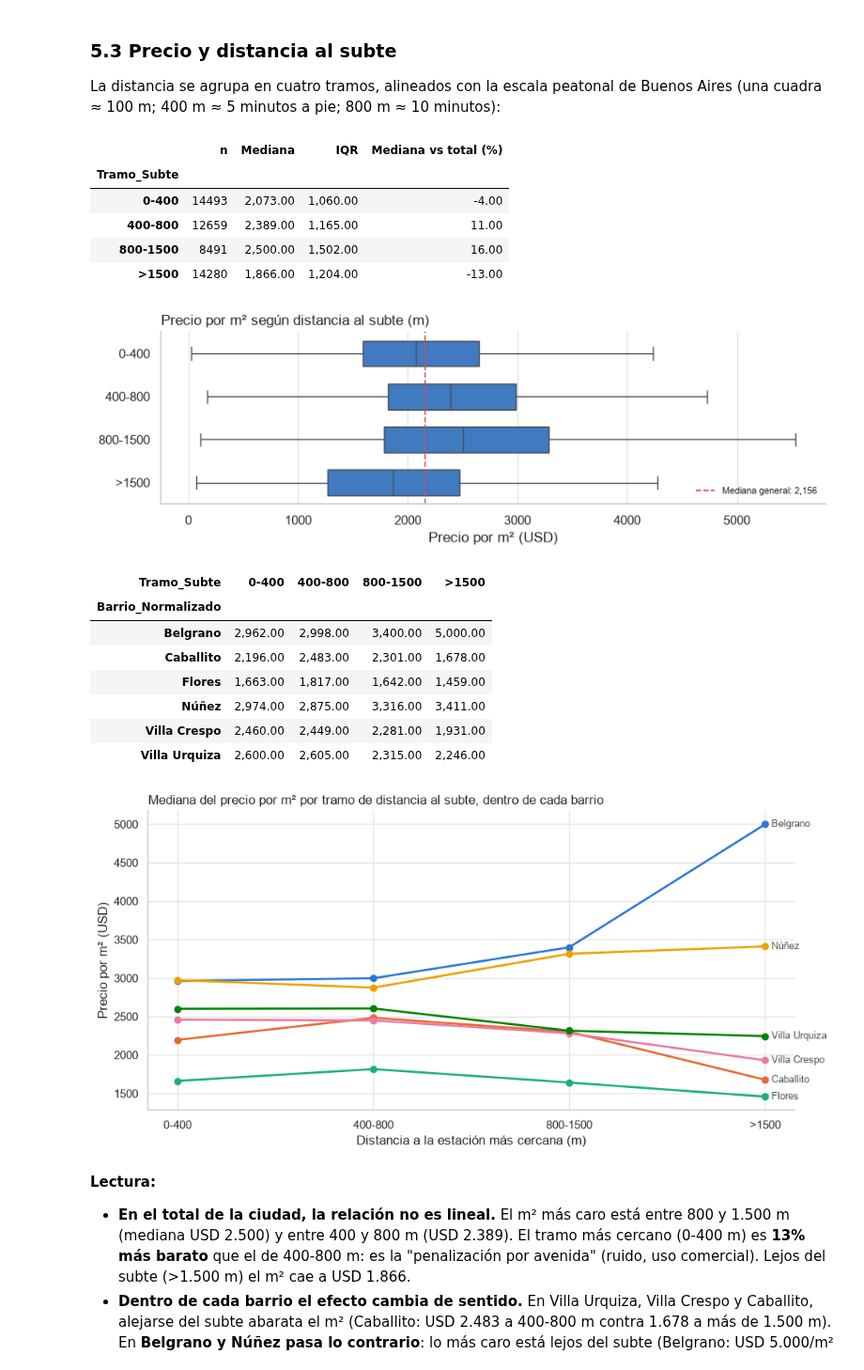
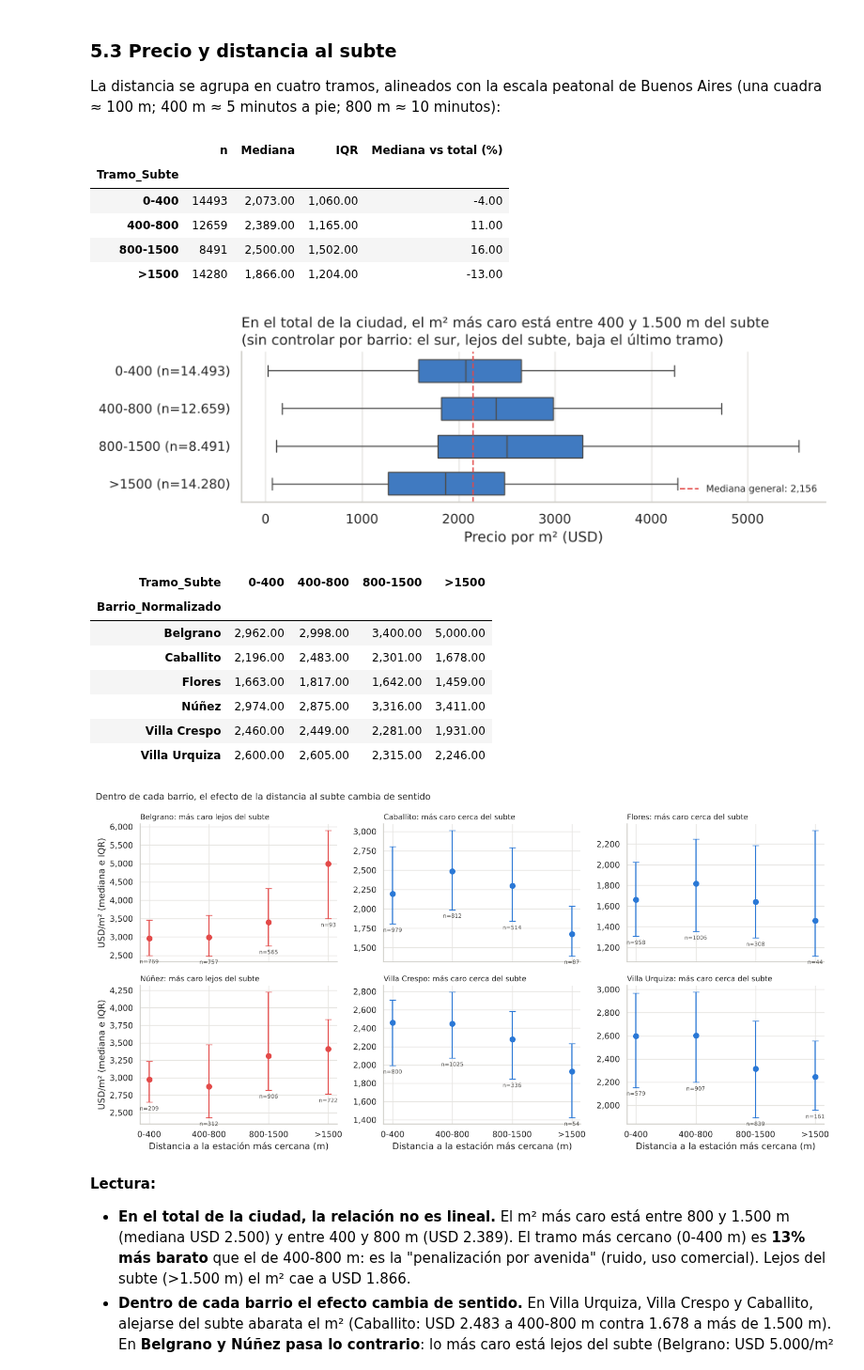
Before and after one commit to FrancisconiMorel/TP-Analisis-Descriptivo-Inmobiliario-CABA, a Jupyter notebook: notebooks/03_eda_inicial.ipynb, the cells around one changed output. Shown at 94% size. Saved outputs shown, nothing was run; the diff lists cells and outputs as text; code cells hidden in the pictures.

```diff
--- a/notebooks/03_eda_inicial.ipynb
+++ b/notebooks/03_eda_inicial.ipynb
@@ -1136,7 +1136,7 @@ def resumen_por_grupo(datos, var_cat, var_num=VAR, ordenar=True):
 
 
 def boxplot_por_grupo(datos, var_cat, titulo, var_num=VAR, orden=None, ax=None):
-    """Boxplot horizontal por categoría (ordenado por mediana) con la mediana general marcada.
+    """Boxplot horizontal por categoría (ordenado por mediana) con la mediana general y el n de cada categoría.
     Se ocultan los outliers: con 50.000 avisos taparían las cajas (ya se analizaron en 4.10)."""
     if orden is None:
         orden = (datos.groupby(var_cat, observed=True)[var_num].median()
@@ -1145,6 +1145,9 @@ def boxplot_por_grupo(datos, var_cat, titulo, var_num=VAR, orden=None, ax=None):
         _, ax = plt.subplots(figsize=(9, 0.4 * len(orden) + 1.5))
     sns.boxplot(data=datos.assign(**{var_cat: datos[var_cat].astype(str)}), x=var_num, y=var_cat,
                 order=orden, color=COLOR, showfliers=False, width=0.6, ax=ax)
+    # Cantidad de casos de cada categoría en la etiqueta: una caja con pocos avisos es menos confiable.
+    n_cat = datos.assign(**{var_cat: datos[var_cat].astype(str)}).groupby(var_cat)[var_num].count()
+    ax.set_yticks(range(len(orden)), [f'{c} (n={n_cat.get(c, 0):,})'.replace(',', '.') for c in orden])
     mediana = datos[var_num].median()
     ax.axvline(mediana, color='#e34948', ls='--', lw=1.2, label=f'Mediana general: {mediana:,.0f}')
     ax.set_xlabel('Precio por m² (USD)')
@@ -1359,21 +1367,22 @@ La distancia se agrupa en cuatro tramos, alineados con la escala peatonal de Bue
 # %%
 TRAMOS_SUBTE = ['0-400', '400-800', '800-1500', '>1500']
 venta['Tramo_Subte'] = pd.cut(venta['Distancia_Subte_m'], bins=[0, 400, 800, 1500, np.inf],
                               labels=TRAMOS_SUBTE, ordered=True)
 
 display(resumen_por_grupo(venta, 'Tramo_Subte', ordenar=False)[['n', 'Mediana', 'IQR', 'Mediana vs total (%)']].round(0))
 
-boxplot_por_grupo(venta, 'Tramo_Subte', 'Precio por m² según distancia al subte (m)', orden=TRAMOS_SUBTE)
+boxplot_por_grupo(venta, 'Tramo_Subte', 'En el total de la ciudad, el m² más caro está entre 400 y 1.500 m del subte\n'
+                  '(sin controlar por barrio: el sur, lejos del subte, baja el último tramo)', orden=TRAMOS_SUBTE)
 plt.tight_layout()
 plt.show()
 # %% [output]
 |  | n | Mediana | IQR | Mediana vs total (%) |
 | Tramo_Subte |  |  |  |  |
 | 0-400 | 14493 | 2,073.00 | 1,060.00 | -4.00 |
 | 400-800 | 12659 | 2,389.00 | 1,165.00 | 11.00 |
 | 800-1500 | 8491 | 2,500.00 | 1,502.00 | 16.00 |
 | >1500 | 14280 | 1,866.00 | 1,204.00 | -13.00 |
-[figure, old version]
+[figure, new version]
 # %%
 # El mismo análisis DENTRO de cada barrio: barrios con al menos 30 avisos en cada tramo
 conteo = venta.pivot_table(index='Barrio_Normalizado', columns='Tramo_Subte', values=VAR,
@@ -1385,17 +1394,28 @@ medianas_barrio = (venta[venta['Barrio_Normalizado'].isin(barrios_4_tramos)]
                                 aggfunc='median', observed=True))
 display(medianas_barrio.round(0))
 
-colores_barrios = ['#2a78d6', '#eb6834', '#1baf7a', '#eda100', '#e87ba4', '#008300']
-fig, ax = plt.subplots(figsize=(10, 5))
-for (barrio, fila), color in zip(medianas_barrio.iterrows(), colores_barrios):
-    ax.plot(TRAMOS_SUBTE, fila.values, marker='o', lw=2, color=color, label=barrio)
-    ax.annotate(barrio, (3, fila.values[-1]), xytext=(6, 0), textcoords='offset points',
-                va='center', fontsize=9, color='#52514e')
-ax.set_title('Mediana del precio por m² por tramo de distancia al subte, dentro de cada barrio',
-             loc='left', fontsize=12)
-ax.set_xlabel('Distancia a la estación más cercana (m)')
-ax.set_ylabel('Precio por m² (USD)')
-sns.despine(ax=ax)
+# Un panel por barrio: mediana e IQR de cada tramo, con su n. Los tramos no se unen con líneas porque son
+# categorías con muestras distintas; unirlos sugeriría una tendencia más firme que la evidencia.
+sub = venta[venta['Barrio_Normalizado'].isin(barrios_4_tramos)]
+resumen_tramos = (sub.groupby(['Barrio_Normalizado', 'Tramo_Subte'], observed=True)[VAR]
+                  .agg(n='count', P25=lambda s: s.quantile(.25), Mediana='median', P75=lambda s: s.quantile(.75)))
+fig, axes = plt.subplots(2, 3, figsize=(14, 7), sharex=True)
+for ax, barrio in zip(axes.flat, medianas_barrio.index):
+    r = resumen_tramos.loc[barrio].reindex(TRAMOS_SUBTE)
+    sube = r.Mediana.iloc[-1] > r.Mediana.iloc[0]
+    color = '#e34948' if sube else '#2a78d6'
+    ax.errorbar(range(4), r.Mediana, yerr=[r.Mediana - r.P25, r.P75 - r.Mediana], fmt='o', color=color, capsize=4, markersize=7)
+    for x, (_, fila) in enumerate(r.iterrows()):
+        ax.annotate(f'n={int(fila.n)}', (x, fila.P25), xytext=(0, -11), textcoords='offset points', ha='center', fontsize=7.5, color='#52514e')
+    ax.set_title(f'{barrio}: {"más caro lejos" if sube else "más caro cerca"} del subte', loc='left', fontsize=10)
+    ax.set_xticks(range(4), TRAMOS_SUBTE)
+    ax.yaxis.set_major_formatter(mtick.StrMethodFormatter('{x:,.0f}'))
+    sns.despine(ax=ax)
+for ax in axes[:, 0]:
+    ax.set_ylabel('USD/m² (mediana e IQR)')
+for ax in axes[-1]:
+    ax.set_xlabel('Distancia a la estación más cercana (m)')
+fig.suptitle('Dentro de cada barrio, el efecto de la distancia al subte cambia de sentido', x=0.01, ha='left', fontsize=12)
 plt.tight_layout()
 plt.show()
 # %% [output]
@@ -1407,7 +1427,7 @@ plt.show()
 | Núñez | 2,974.00 | 2,875.00 | 3,316.00 | 3,411.00 |
 | Villa Crespo | 2,460.00 | 2,449.00 | 2,281.00 | 1,931.00 |
 | Villa Urquiza | 2,600.00 | 2,605.00 | 2,315.00 | 2,246.00 |
-[figure, old version]
+[figure, new version]
 # %% [markdown]
 **Lectura:**
 - **En el total de la ciudad, la relación no es lineal.** El m² más caro está entre 800 y 1.500 m (mediana USD 2.500) y entre 400 y 800 m (USD 2.389). El tramo más cercano (0-400 m) es **13% más barato** que el de 400-800 m: es la "penalización por avenida" (ruido, uso comercial). Lejos del subte (>1.500 m) el m² cae a USD 1.866.
```
Also changed, not shown: parts of 25 cells of this notebook, 8 other files.
